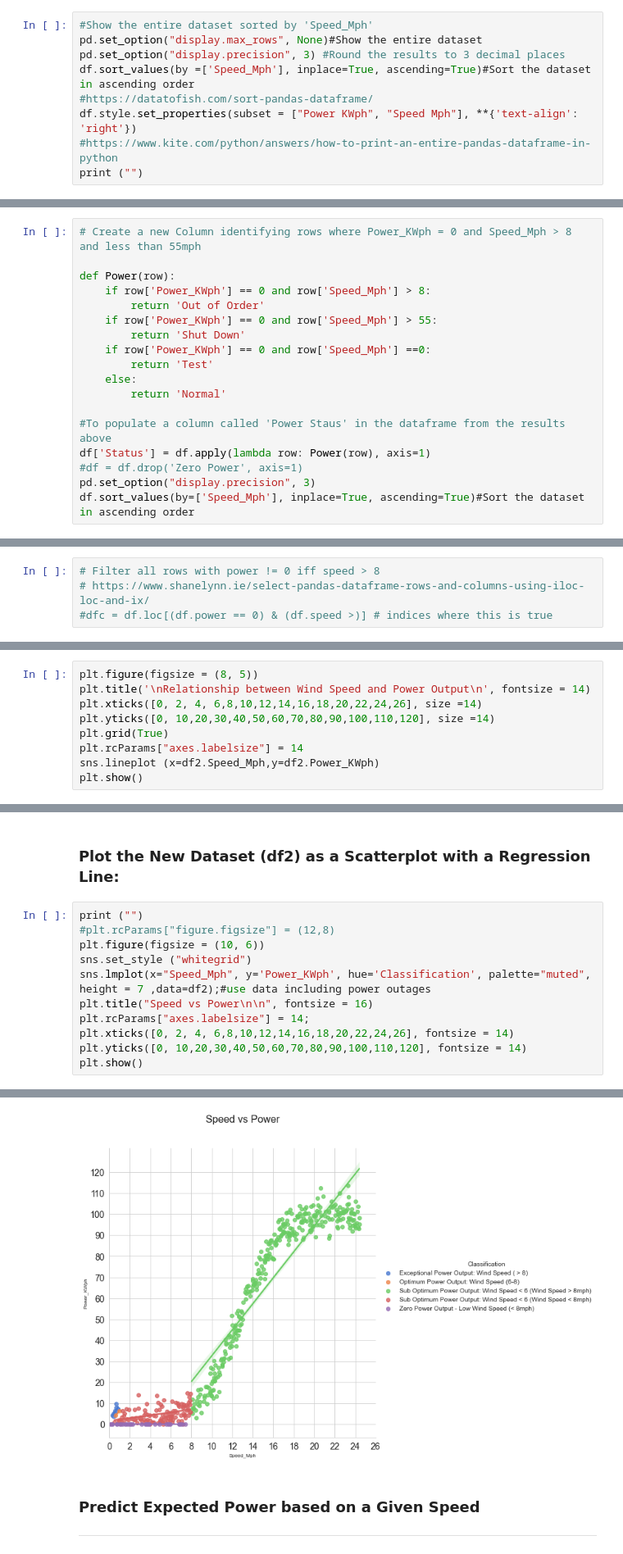
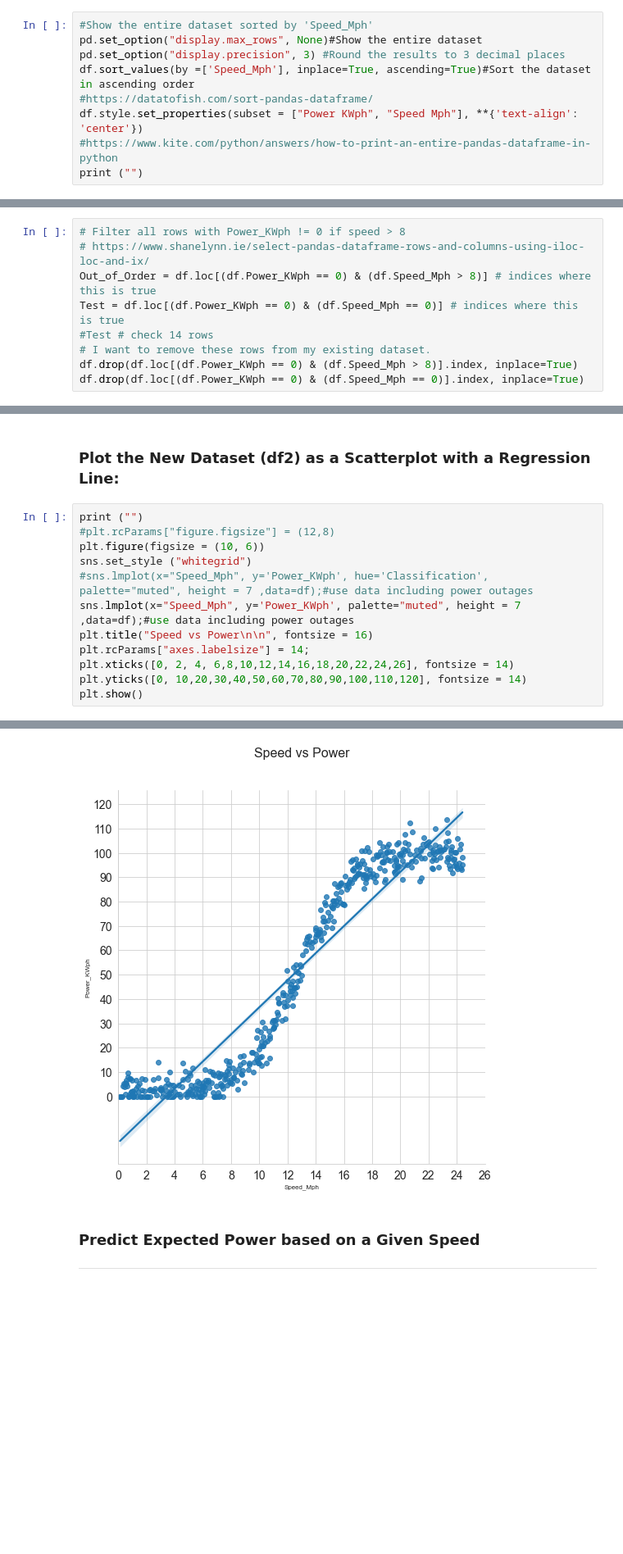
Before and after one commit to Fiona-600/Data-Analytics-2020-Project, a Jupyter notebook: Final Project 2020.ipynb, the cells around one changed output, grey strips where cells are left out. Shown at 82% size. Drawn from its saved outputs; the diff is of its cells as text; blank space fills up the shorter version.

Commit message:
Remove df2 Dataframe

```diff
--- a/Final Project 2020.ipynb
+++ b/Final Project 2020.ipynb
@@ -65,6 +65,6 @@ pd.set_option("display.max_rows", None)#Show the entire dataset
 pd.set_option("display.precision", 3) #Round the results to 3 decimal places
 df.sort_values(by =['Speed_Mph'], inplace=True, ascending=True)#Sort the dataset in ascending order
 #https://datatofish.com/sort-pandas-dataframe/
-df.style.set_properties(subset = ["Power KWph", "Speed Mph"], **{'text-align': 'right'})
+df.style.set_properties(subset = ["Power KWph", "Speed Mph"], **{'text-align': 'center'})
 #https://www.kite.com/python/answers/how-to-print-an-entire-pandas-dataframe-in-python
 print ("")
@@ -86,21 +83,3 @@ df.style.set_properties(subset=["Power_KWph", "Speed_Mph"], **{'text-align': 'ce
 #df
 # %% [markdown]
 #### Create a New Column identifying rows where Power_KWph = 0 and Speed_Mph > 8 and less than 55mph
-# %%
-# Create a new Column identifying rows where Power_KWph = 0 and Speed_Mph > 8 and less than 55mph
-
-def Power(row):
-    if row['Power_KWph'] == 0 and row['Speed_Mph'] > 8:
-        return 'Out of Order'
-    if row['Power_KWph'] == 0 and row['Speed_Mph'] > 55:
-        return 'Shut Down'
-    if row['Power_KWph'] == 0 and row['Speed_Mph'] ==0:
-        return 'Test'
-    else:
-        return 'Normal'
-
-#To populate a column called 'Power Staus' in the dataframe from the results above
-df['Status'] = df.apply(lambda row: Power(row), axis=1)
-#df = df.drop('Zero Power', axis=1)
-pd.set_option("display.precision", 3)
-df.sort_values(by=['Speed_Mph'], inplace=True, ascending=True)#Sort the dataset in ascending order
@@ -135,7 +135,12 @@ df['Classification'] = df.apply(lambda row: Optimum(row), axis=1)
 # %%
-# Filter all rows with power != 0 iff speed > 8
+# Filter all rows with Power_KWph != 0 if speed > 8
 # https://www.shanelynn.ie/select-pandas-dataframe-rows-and-columns-using-iloc-loc-and-ix/
-#dfc = df.loc[(df.power == 0) & (df.speed >)] # indices where this is true
+Out_of_Order = df.loc[(df.Power_KWph == 0) & (df.Speed_Mph > 8)] # indices where this is true
+Test = df.loc[(df.Power_KWph == 0) & (df.Speed_Mph == 0)] # indices where this is true
+#Test # check 14 rows
+# I want to remove these rows from my existing dataset.
+df.drop(df.loc[(df.Power_KWph == 0) & (df.Speed_Mph > 8)].index, inplace=True)
+df.drop(df.loc[(df.Power_KWph == 0) & (df.Speed_Mph == 0)].index, inplace=True)
 # %% [markdown]
 ### Summarise the Data
 ***
@@ -258,9 +235,0 @@ plt.show()
-# %%
-plt.figure(figsize = (8, 5))
-plt.title('\nRelationship between Wind Speed and Power Output\n', fontsize = 14)
-plt.xticks([0, 2, 4, 6,8,10,12,14,16,18,20,22,24,26], size =14)
-plt.yticks([0, 10,20,30,40,50,60,70,80,90,100,110,120], size =14)
-plt.grid(True)
-plt.rcParams["axes.labelsize"] = 14
-sns.lineplot (x=df2.Speed_Mph,y=df2.Power_KWph)
-plt.show()
@@ -328,17 +304,18 @@ plt.show()
 # %%
 print ("")
 #plt.rcParams["figure.figsize"] = (12,8)
 plt.figure(figsize = (10, 6))
 sns.set_style ("whitegrid")
-sns.lmplot(x="Speed_Mph", y='Power_KWph', hue='Classification', palette="muted", height = 7 ,data=df2);#use data including power outages
+#sns.lmplot(x="Speed_Mph", y='Power_KWph', hue='Classification', palette="muted", height = 7 ,data=df);#use data including power outages
+sns.lmplot(x="Speed_Mph", y='Power_KWph', palette="muted", height = 7 ,data=df);#use data including power outages
 plt.title("Speed vs Power\n\n", fontsize = 16)
 plt.rcParams["axes.labelsize"] = 14;
 plt.xticks([0, 2, 4, 6,8,10,12,14,16,18,20,22,24,26], fontsize = 14)
 plt.yticks([0, 10,20,30,40,50,60,70,80,90,100,110,120], fontsize = 14)
 plt.show()
 # %% [output]
 <Figure size 720x432 with 0 Axes>
-[figure, old version]
+[figure, new version]
 # %% [markdown]
 ### Predict Expected Power based on a Given Speed
 ***
```
Also changed, not shown: parts of 48 cells of this notebook.
